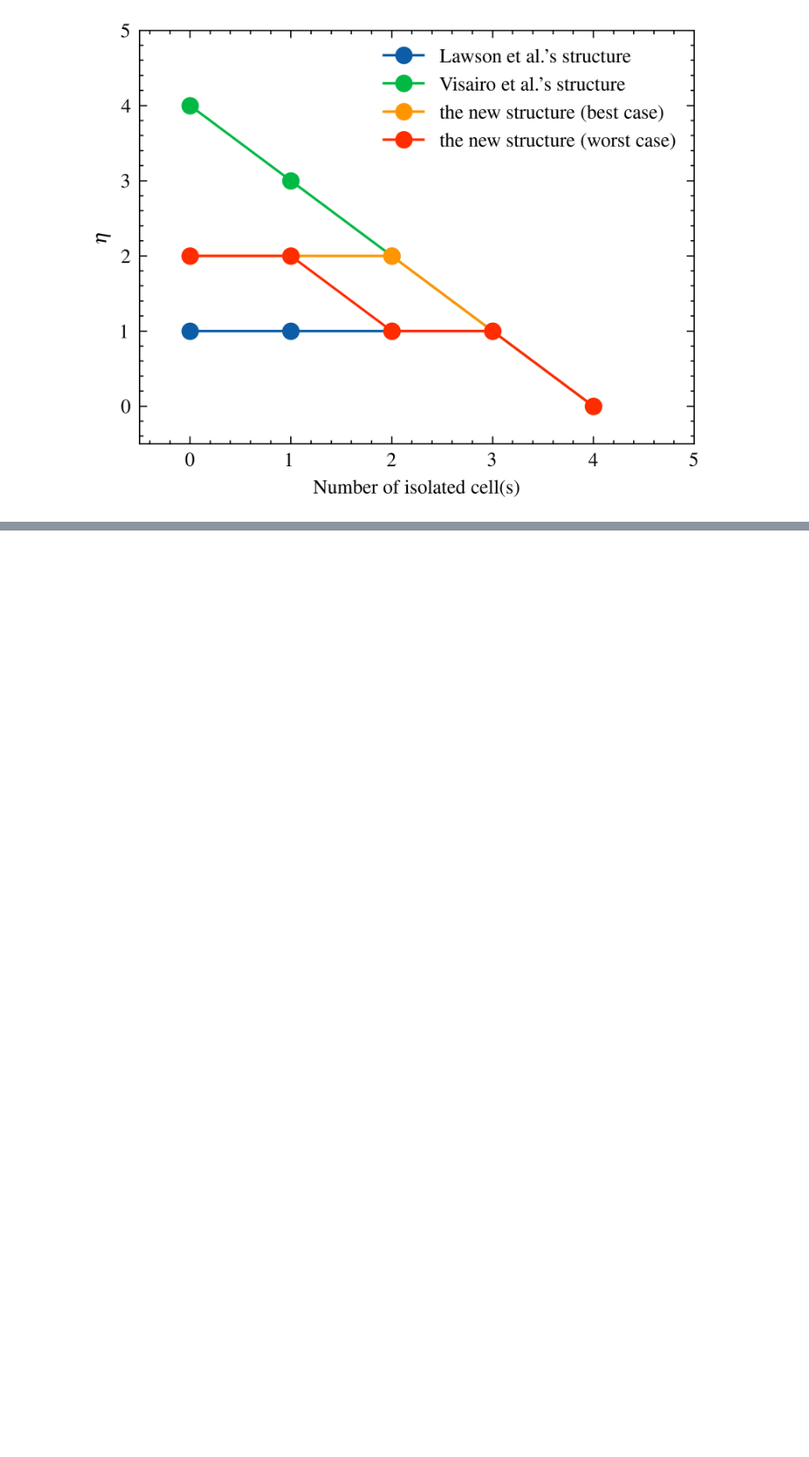
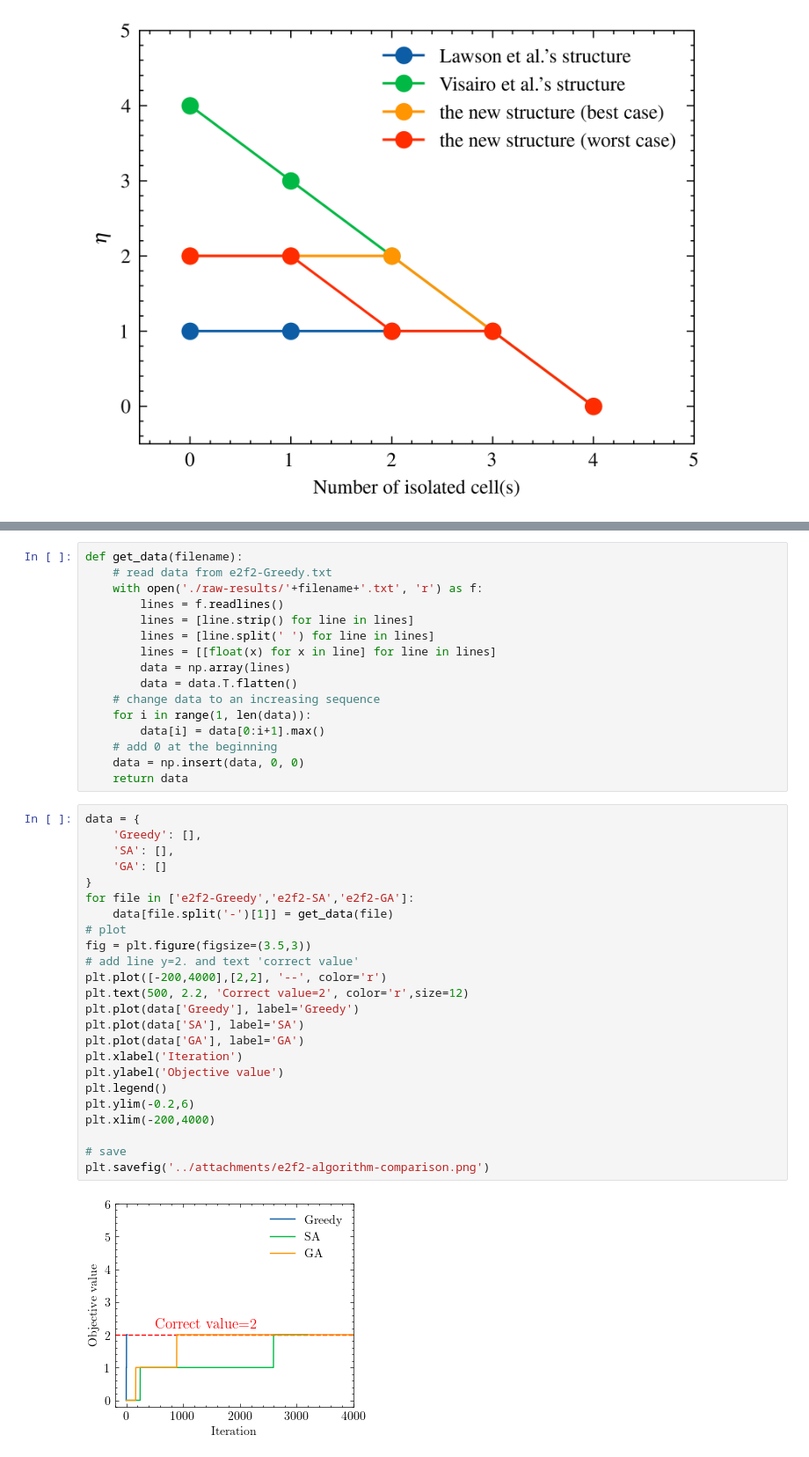
Before and after one commit to Mingzefei/RBS_max_current, a Jupyter notebook: code/plot.ipynb, the cells around one changed output, grey strips where cells are left out. Shown: that part at 88% size. Saved outputs shown, nothing was run; the diff lists cells and outputs as text; blank space fills up the shorter version.

Commit message:
move raw result files and add algorithm comparison images

```diff
--- a/code/plot.ipynb
+++ b/code/plot.ipynb
@@ -23,0 +59,42 @@ plt.savefig('../attachments/isolated_mac.png')
+# %%
+def get_data(filename):
+    # read data from e2f2-Greedy.txt
+    with open('./raw-results/'+filename+'.txt', 'r') as f:
+        lines = f.readlines()
+        lines = [line.strip() for line in lines]
+        lines = [line.split(' ') for line in lines]
+        lines = [[float(x) for x in line] for line in lines]
+        data = np.array(lines)
+        data = data.T.flatten()
+    # change data to an increasing sequence
+    for i in range(1, len(data)):
+        data[i] = data[0:i+1].max()
+    # add 0 at the beginning
+    data = np.insert(data, 0, 0)
+    return data
+# %%
+data = {
+    'Greedy': [],
+    'SA': [],
+    'GA': []
+}
+for file in ['e2f2-Greedy','e2f2-SA','e2f2-GA']:
+    data[file.split('-')[1]] = get_data(file)
+# plot
+fig = plt.figure(figsize=(3.5,3))
+# add line y=2. and text 'correct value'
+plt.plot([-200,4000],[2,2], '--', color='r')
+plt.text(500, 2.2, 'Correct value=2', color='r',size=12)
+plt.plot(data['Greedy'], label='Greedy')
+plt.plot(data['SA'], label='SA')
+plt.plot(data['GA'], label='GA')
+plt.xlabel('Iteration')
+plt.ylabel('Objective value')
+plt.legend()
+plt.ylim(-0.2,6)
+plt.xlim(-200,4000)
+
+# save
+plt.savefig('../attachments/e2f2-algorithm-comparison.png')
+# %% [output]
+[figure, added]
```
Also changed, not shown: parts of 5 cells of this notebook, 32 other files.
